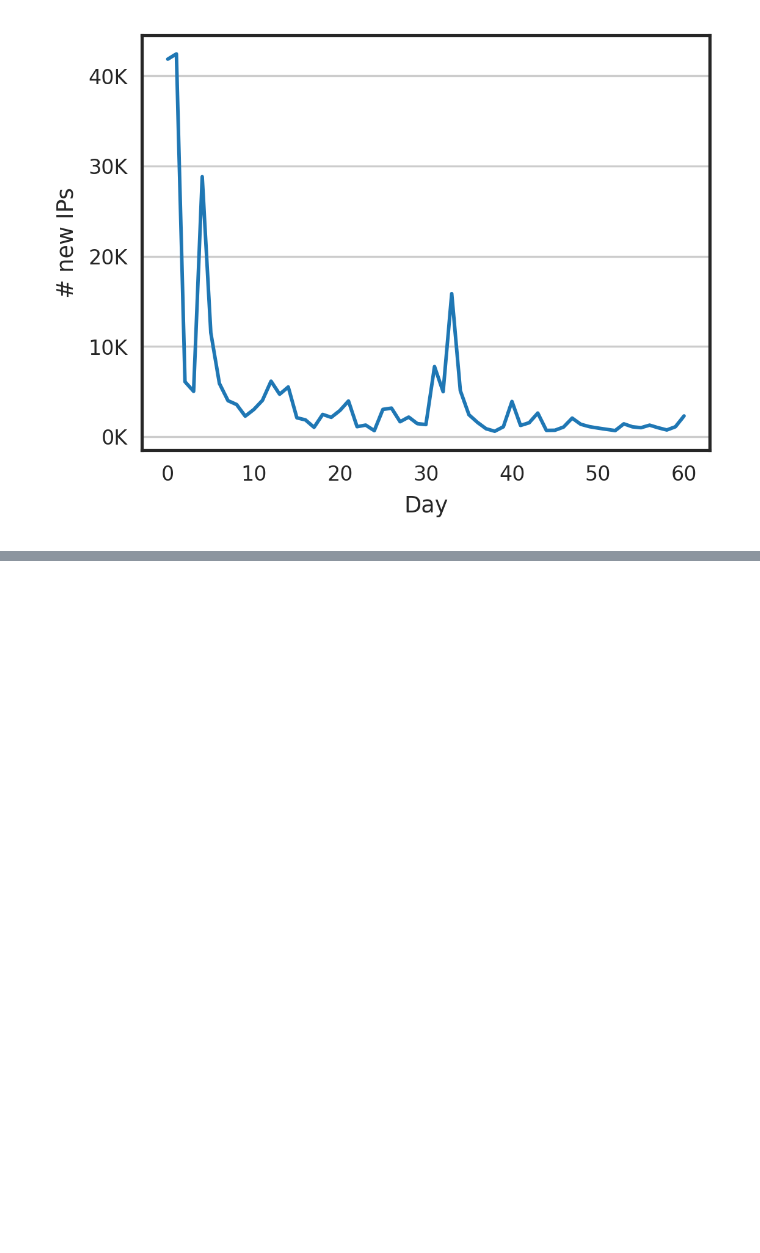
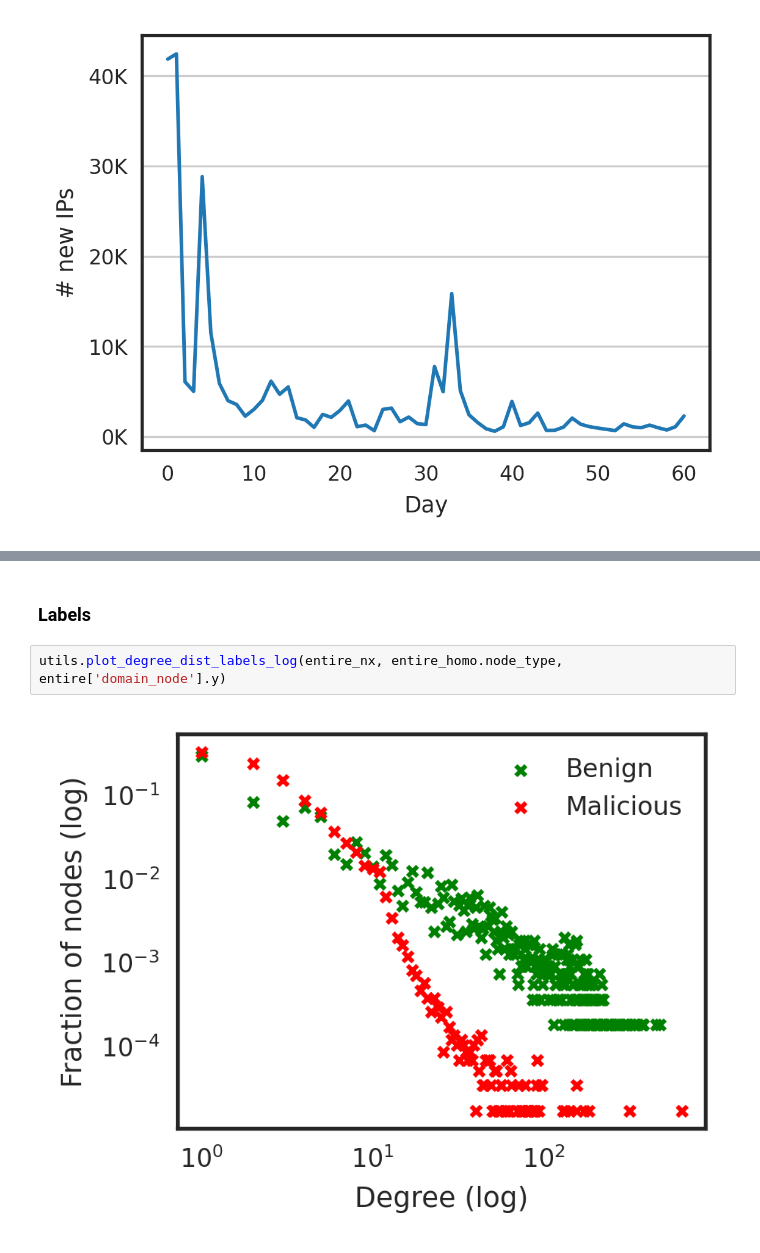
Before and after one commit to qcri/PDNS-Net, a Jupyter notebook: Statistics.ipynb, the cells around one changed output, grey strips where cells are left out. Cells and saved outputs as stored; diff of their text form; blank space fills up the shorter version.

```diff
--- a/Statistics.ipynb
+++ b/Statistics.ipynb
@@ -101,0 +147,6 @@ plt.show()
+# %% [markdown]
+### Labels
+# %%
+utils.plot_degree_dist_labels_log(entire_nx, entire_homo.node_type, entire['domain_node'].y)
+# %% [output]
+[figure, added]
```
Also changed, not shown: parts of 12 cells of this notebook, 20 other files.
